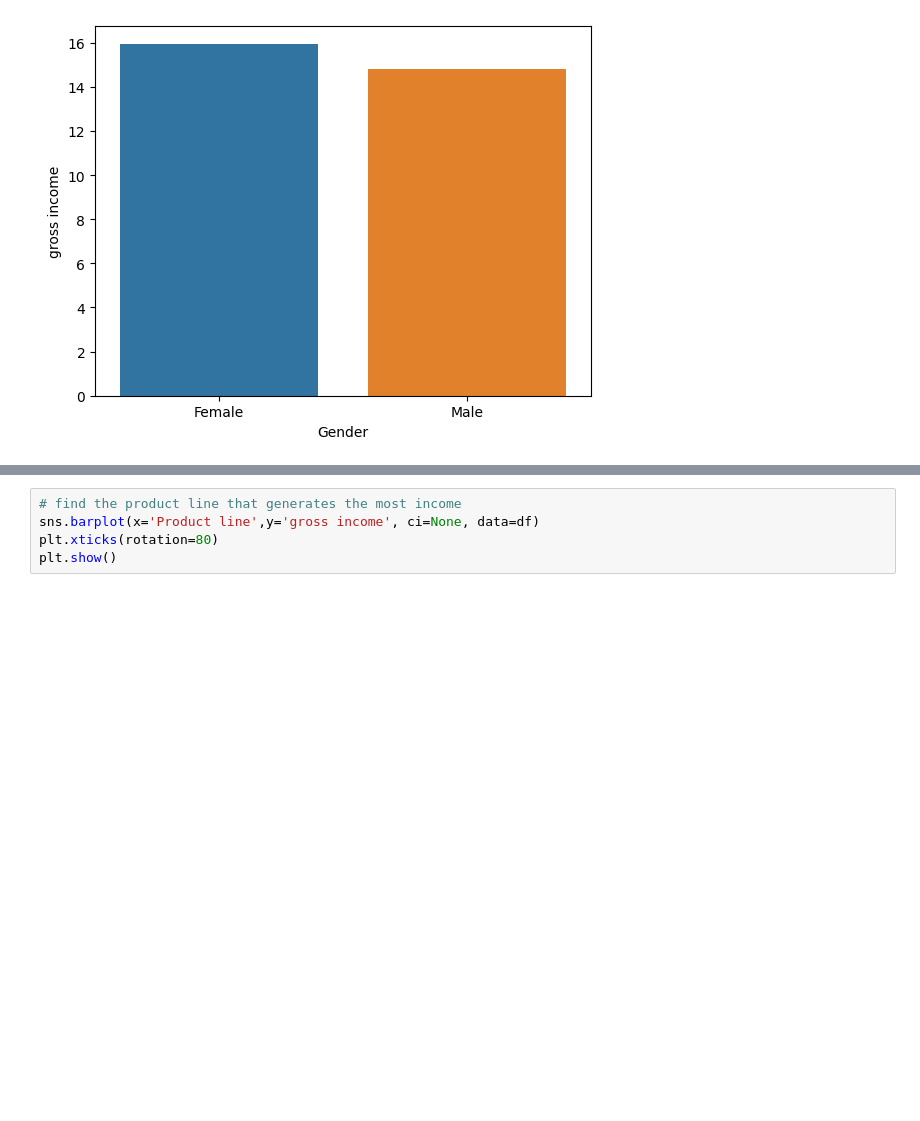
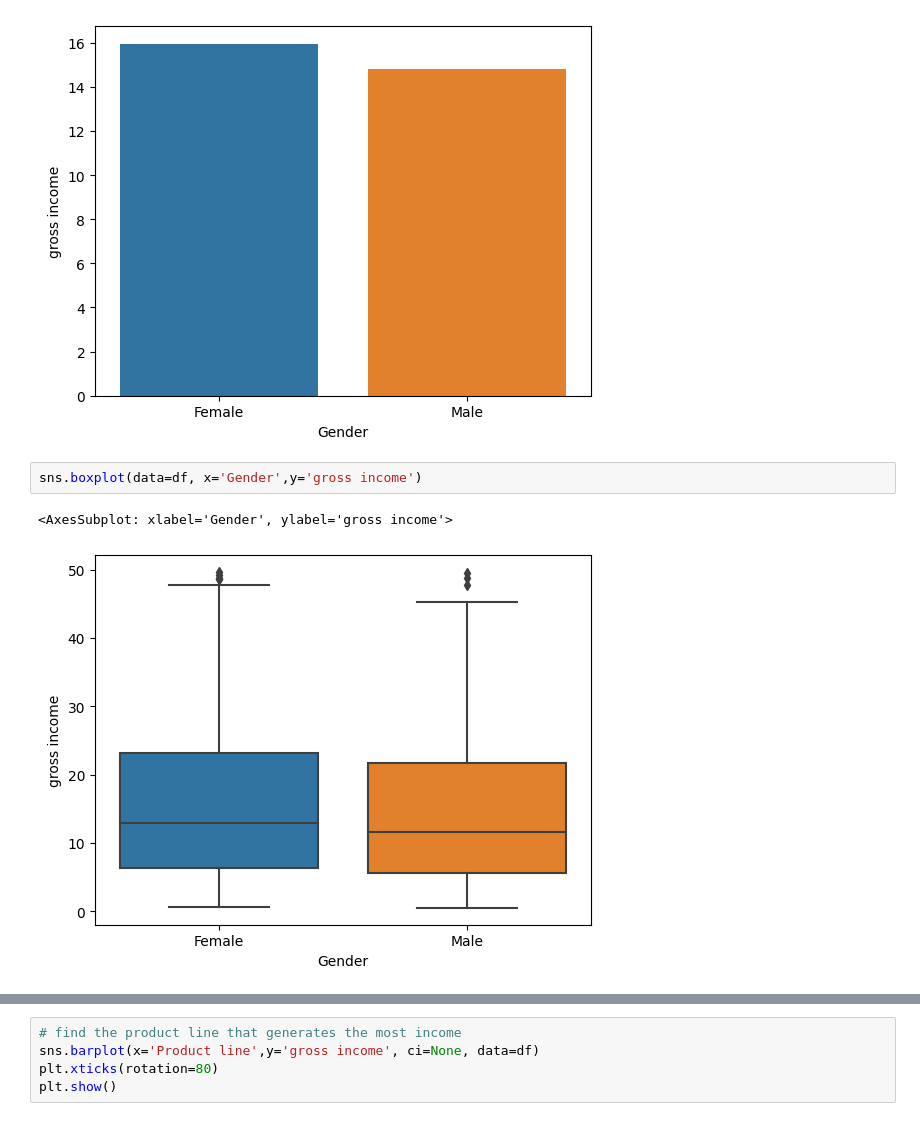
Before and after one commit to Aleena-Raju/Exploratory_data_analysis-, a Jupyter notebook: Supermarket_sales.ipynb, the cells around one changed output, grey strips where cells are left out. Cells and saved outputs as stored; diff of their text form; blank space fills up the shorter version.

```diff
--- a/Supermarket_sales.ipynb
+++ b/Supermarket_sales.ipynb
@@ -283,3 +289,8 @@ sns.barplot(x='Gender',y='gross income', ci=None, data=df)
 # %% [output]
 <AxesSubplot: xlabel='Gender', ylabel='gross income'>
 [figure]
+# %%
+sns.boxplot(data=df, x='Gender',y='gross income')
+# %% [output]
+<AxesSubplot: xlabel='Gender', ylabel='gross income'>
+[figure, added]
```
Also changed, not shown: parts of 12 cells of this notebook.
